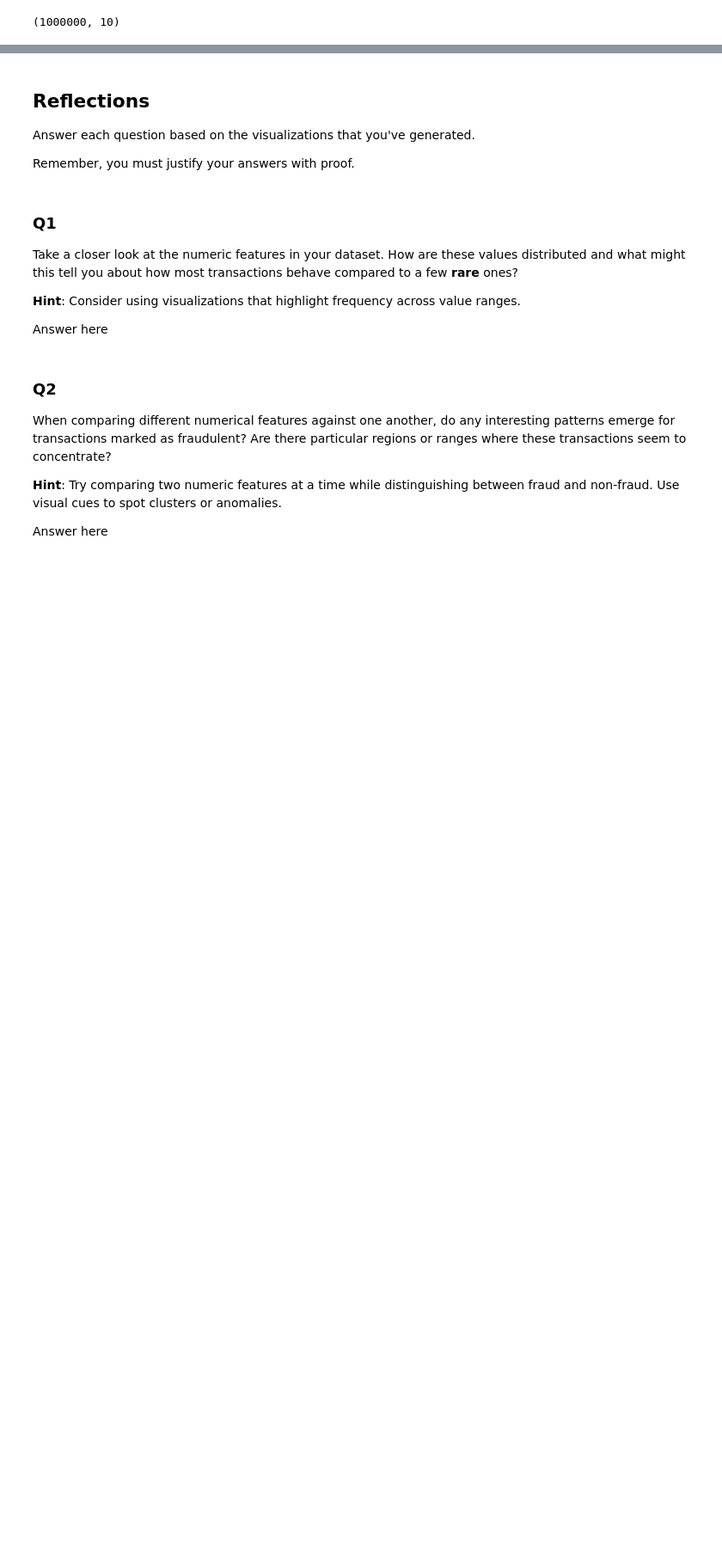
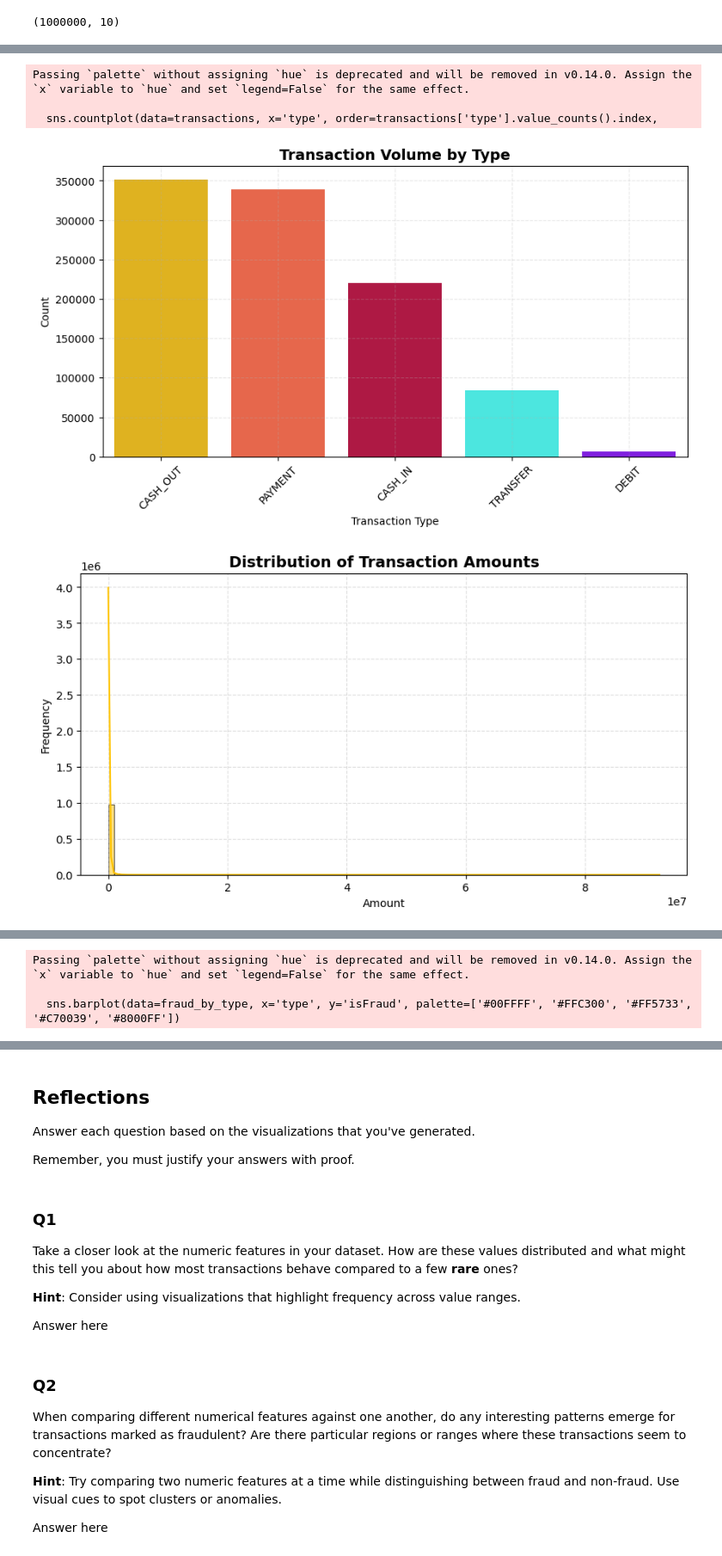
Before and after one commit to jesseniadia/bank-fraud-predictor, a Jupyter notebook: notebooks/eda.ipynb, the cells around one changed output, grey strips where cells are left out. Shown at 86% size. Saved outputs shown, nothing was run; the diff lists cells and outputs as text; code cells hidden in the pictures; blank space fills up the shorter version.

```diff
--- a/notebooks/eda.ipynb
+++ b/notebooks/eda.ipynb
@@ -32,3 +215,78 @@ transactions.shape
 # %%
 # TODO: Begin your EDA
-...
+
+# Count transactions per type
+plt.figure(figsize=(10, 5))
+sns.countplot(data=transactions, x='type', order=transactions['type'].value_counts().index,
+              palette=['#FFC300', '#FF5733', '#C70039', '#33FFF6', '#8000FF'])
+plt.title("Transaction Volume by Type", fontsize=14, fontweight='bold')
+plt.ylabel("Count")
+plt.xlabel("Transaction Type")
+plt.xticks(rotation=45)
+plt.grid(True, linestyle='--', alpha=0.3)
+plt.show()
+
+# Distribution of transaction amounts
+plt.figure(figsize=(10, 5))
+sns.histplot(data=transactions, x='amount', bins=100, kde=True, color='#FFC300')  # yellow = volume
+plt.title("Distribution of Transaction Amounts", fontsize=14, fontweight='bold')
+plt.xlabel("Amount")
+plt.ylabel("Frequency")
+plt.grid(True, linestyle='--', alpha=0.4)
+plt.show()
+
+# KDE plot of amount by fraud class
+plt.figure(figsize=(10, 5))
+sns.kdeplot(data=transactions[transactions['isFraud'] == 0], x='amount', fill=True, label='Legit', color='#00FFFF')
+sns.kdeplot(data=transactions[transactions['isFraud'] == 1], x='amount', fill=True, label='Fraud', color='#FF5733')
+plt.title("KDE: Amount Distribution by Fraud Status", fontsize=14, fontweight='bold')
+plt.xlabel("Transaction Amount")
+plt.ylabel("Density")
+plt.legend()
+plt.grid(True, linestyle='--', alpha=0.4)
+plt.show()
+
+# Fraud rate per transaction type
+fraud_by_type = transactions.groupby('type')['isFraud'].mean().reset_index()
+
+plt.figure(figsize=(10, 5))
+sns.barplot(data=fraud_by_type, x='type', y='isFraud', palette=['#00FFFF', '#FFC300', '#FF5733', '#C70039', '#8000FF'])
+plt.title("Fraud Rate by Transaction Type", fontsize=14, fontweight='bold')
+plt.ylabel("Fraud Rate")
+plt.xlabel("Transaction Type")
+plt.xticks(rotation=45)
+plt.grid(True, linestyle='--', alpha=0.4)
+plt.show()
+
+# Boxplot: Amount by Type with Fraud Hue
+plt.figure(figsize=(10, 5))
+sns.boxplot(data=transactions, x='type', y='amount', hue='isFraud',
+            palette={0: '#33FFF6', 1: '#FF5733'})  # teal = legit, orange = fraud
+plt.title("Transaction Amounts by Type & Fraud Status", fontsize=14, fontweight='bold')
+plt.ylabel("Amount")
+plt.xlabel("Transaction Type")
+plt.xticks(rotation=45)
+plt.legend(title="Fraud")
+plt.grid(True, linestyle='--', alpha=0.4)
+plt.show()
+
+# Crosstab to compare flagged vs true fraud
+import pandas as pd
+import seaborn as sns
+import matplotlib.pyplot as plt
+
+ct = pd.crosstab(transactions['isFraud'], transactions['isFlaggedFraud'], normalize='index')
+
+plt.figure(figsize=(6, 4))
+sns.heatmap(ct, annot=True, fmt='.2f', cmap='coolwarm')
+plt.title("System Flag (isFlaggedFraud) vs Actual Fraud", fontsize=14, fontweight='bold')
+plt.xlabel("isFlaggedFraud")
+plt.ylabel("isFraud")
+plt.grid(False)
+plt.show()
+# %% [output]
+Passing `palette` without assigning `hue` is deprecated and will be removed in v0.14.0. Assign the `x` variable to `hue` and set `legend=False` for the same effect.
+
+  sns.countplot(data=transactions, x='type', order=transactions['type'].value_counts().index,
+[figure, added]
+[figure, added]
@@ -34,0 +294,3 @@ transactions.shape
+Passing `palette` without assigning `hue` is deprecated and will be removed in v0.14.0. Assign the `x` variable to `hue` and set `legend=False` for the same effect.
+
+  sns.barplot(data=fraud_by_type, x='type', y='isFraud', palette=['#00FFFF', '#FFC300', '#FF5733', '#C70039', '#8000FF'])
```
Also changed, not shown: parts of 16 cells of this notebook.
